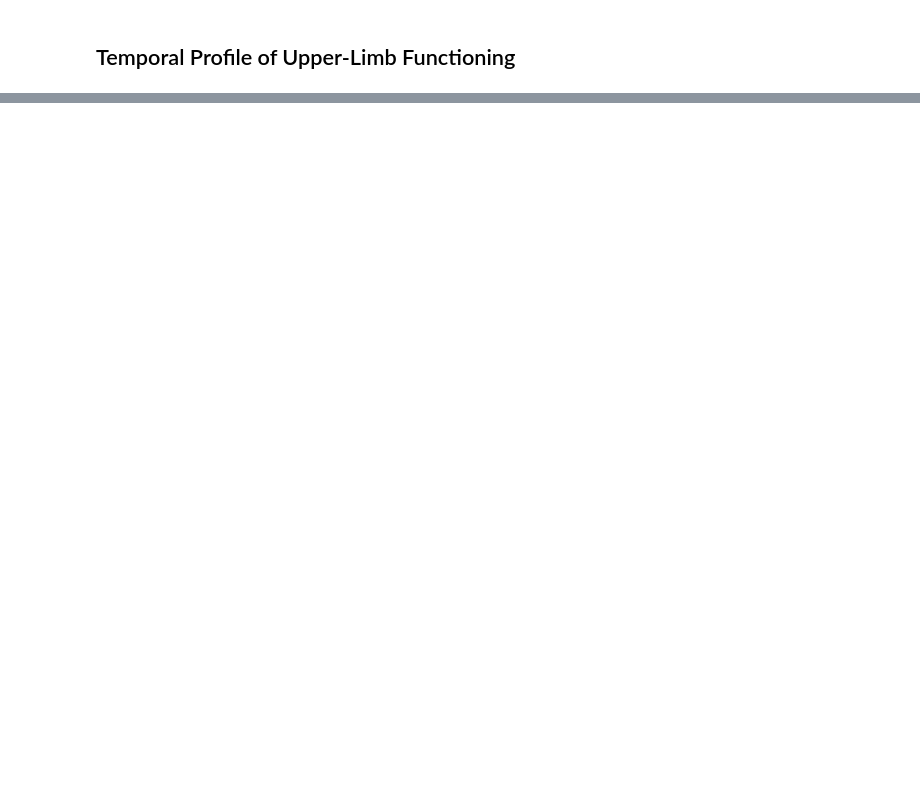
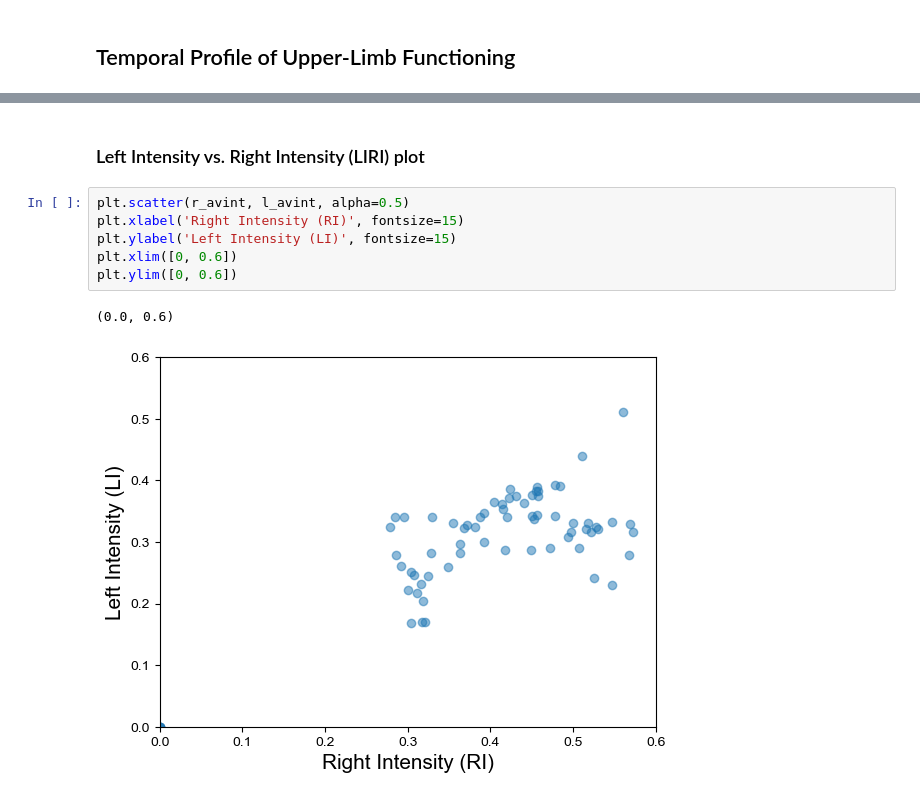
Before and after one commit to Tanya-Subash/monalysa-tutorial, a Jupyter notebook: notebooks/ulfunc_analysis.ipynb, the cells around one changed output, grey strips where cells are left out. Drawn from its saved outputs; the diff is of its cells as text; blank space fills up the shorter version.

```diff
--- a/notebooks/ulfunc_analysis.ipynb
+++ b/notebooks/ulfunc_analysis.ipynb
@@ -33,0 +146,11 @@ array([0.00393393, 0.0077703 , 0.01158314, ..., 0.55200383, 0.55094788,
+# %% [markdown]
+### Left Intensity vs. Right Intensity (LIRI) plot
+# %%
+plt.scatter(r_avint, l_avint, alpha=0.5)
+plt.xlabel('Right Intensity (RI)', fontsize=15)
+plt.ylabel('Left Intensity (LI)', fontsize=15)
+plt.xlim([0, 0.6])
+plt.ylim([0, 0.6])
+# %% [output]
+(0.0, 0.6)
+[figure, added]
```
Also changed, not shown: parts of 15 cells of this notebook.
